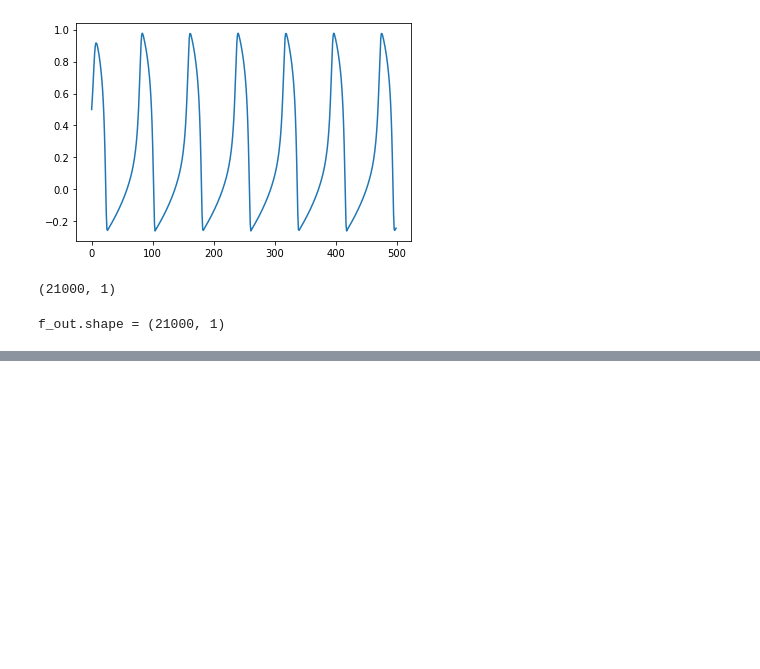
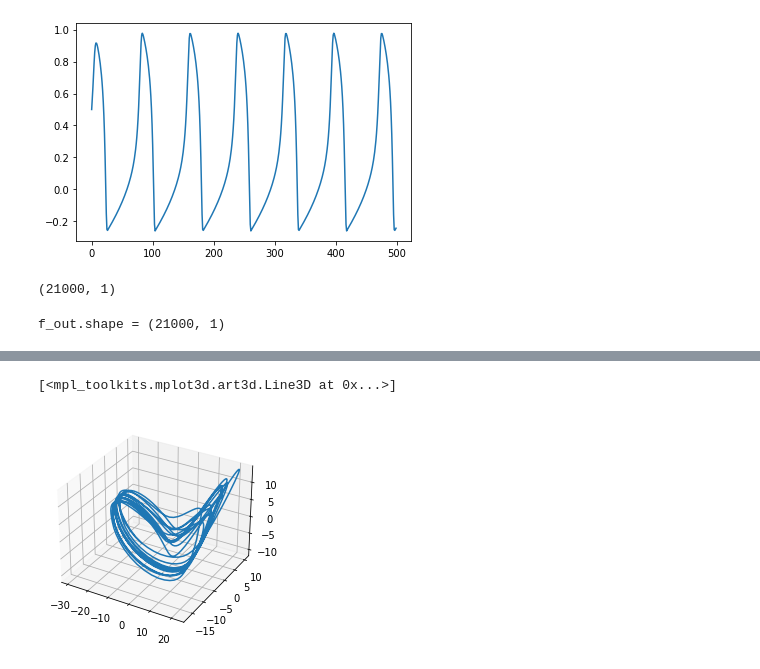
Before and after one commit to aw02m/Spiking_neural_networks, a Jupyter notebook: notebooks/first_run_target_spiking.ipynb, the cells around one changed output, grey strips where cells are left out. Drawn from its saved outputs; the diff is of its cells as text; code cells hidden in the pictures; blank space fills up the shorter version.

```diff
--- a/notebooks/first_run_target_spiking.ipynb
+++ b/notebooks/first_run_target_spiking.ipynb
@@ -86,0 +101,13 @@ plt.plot((train_logs.numpy()[:, 0, 0] - f_out[:, 0]))
+# %%
+from discrete_network.pca.pca import PCA
+x = x.reshape(*x.shape[0:2])
+
+pca = PCA(3)
+pca_x = pca.decompose(x[-1000:])
+# %%
+fig = plt.figure()
+ax = fig.add_subplot(projection='3d')
+plt.plot(pca_x.numpy()[:, 0], pca_x.numpy()[:, 1], pca_x.numpy()[:, 2])
+# %% [output]
+[<mpl_toolkits.mplot3d.art3d.Line3D at 0x...>]
+[figure, added]
```
Also changed, not shown: parts of 6 cells of this notebook, 3 other files.
